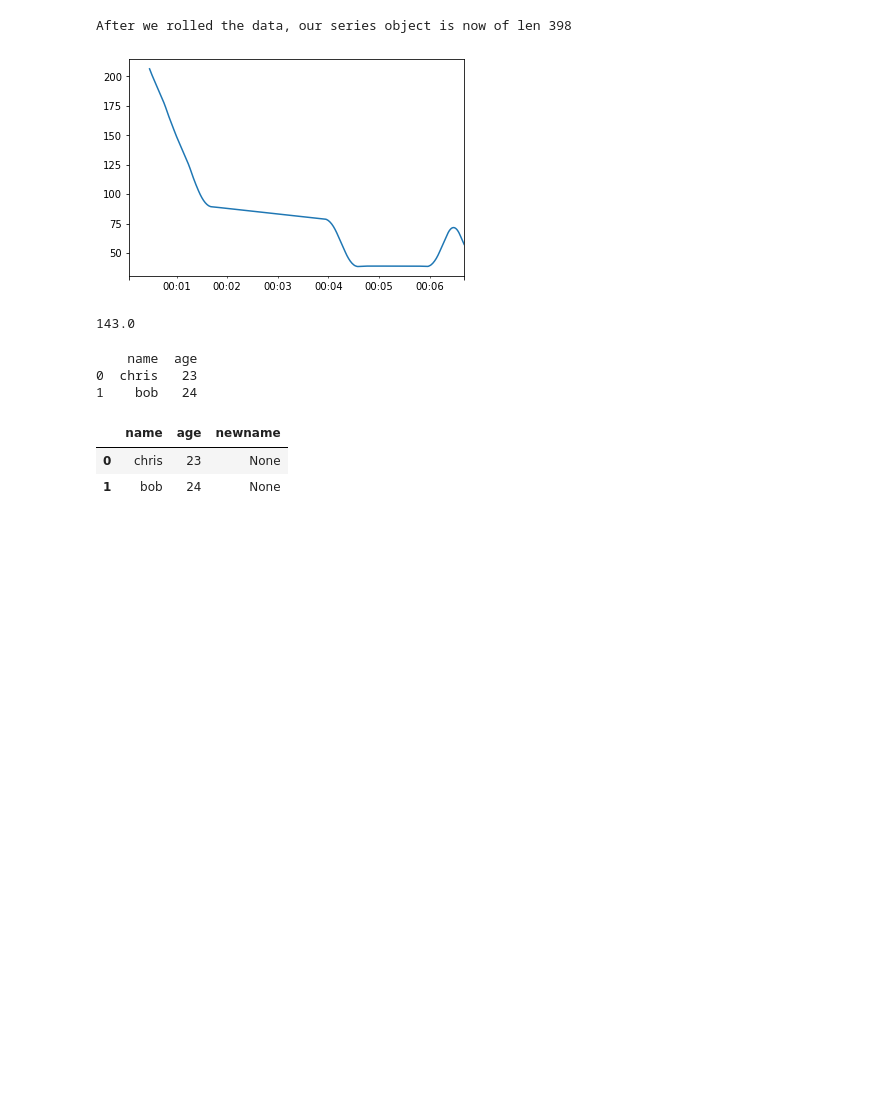
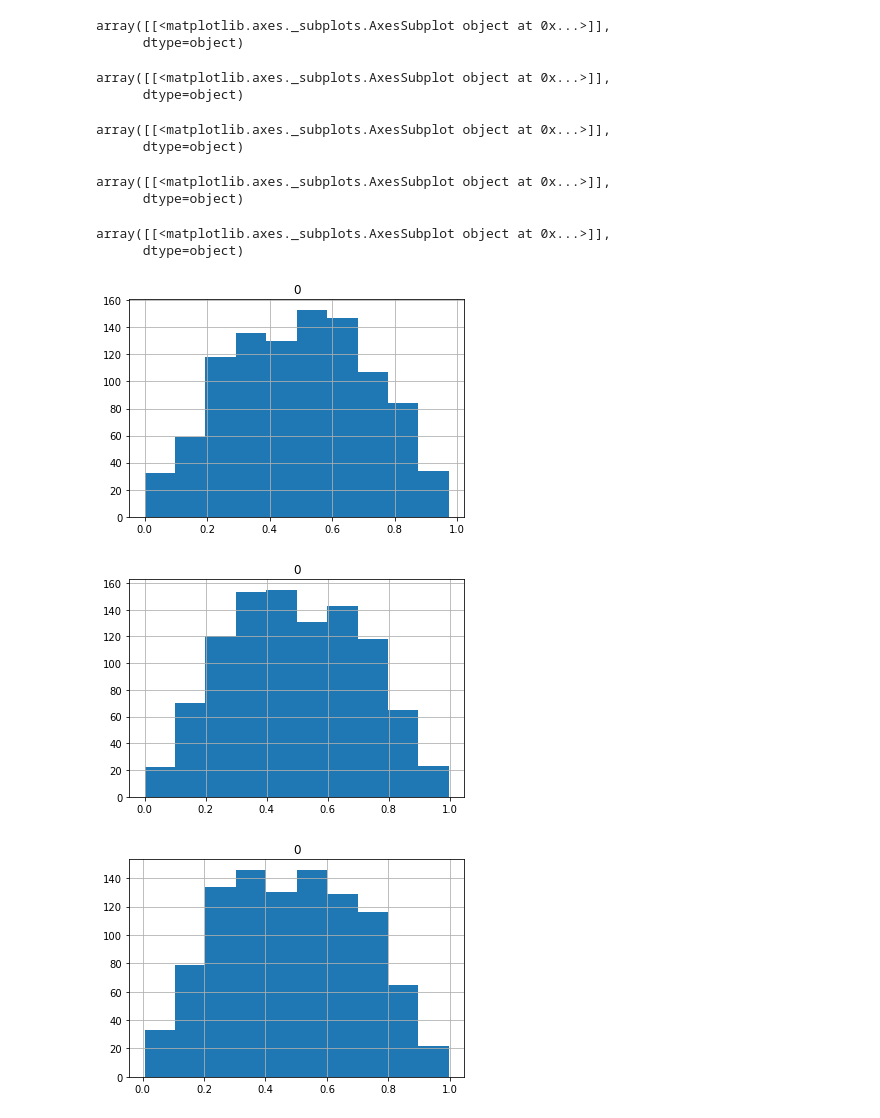
Before and after one commit to cab938/ascii_dist, a Jupyter notebook: ascii_dist.ipynb, the cells around one changed output. Cells and saved outputs as stored; diff of their text form; code cells hidden in the pictures; blank space fills up the shorter version.

Commit message:
success! a samplable distribution object!

```diff
--- a/ascii_dist.ipynb
+++ b/ascii_dist.ipynb
@@ -122,44 +109,24 @@ Freq: S, Length: 311, dtype: float64
-# %%
-%%create_dist
-\
- \
-  \
-        \___/\
-# %% [output]
-After we rolled the data, our series object is now of len 398
-[figure, removed]
-# %%
-pixels[150]
-# %% [output]
-143.0
-# %%
-import pandas as pd
-df=pd.DataFrame({"name":["chris","bob"], "age":[23,24]})
-
-# these are essentially the same
-#print(df.__repr__())
-#print(df)
-# these are the same **
-#print(df.__str__())
-#print(str(df))
-
-#display(df)
-#df;
-
-def pepperoni():
-    print(df)
-    df["newname"]=None
-    #df=pd.DataFrame({"name":["chipper","in son"], "age":[3,99]})
-    #print(globals()["df"])
-
-pepperoni()
-# %% [output]
-    name  age
-0  chris   23
-1    bob   24
-# %%
-df
-# %% [output]
-|  | name | age | newname |
-| 0 | chris | 23 | None |
-| 1 | bob | 24 | None |
+# %%
+s=r'''
+   _____
+  /     \
+ /       \
+/         \ '''
+
+x=ASCIIDistribution(s)
+for j in range(0,5):
+    display(pd.DataFrame([x.sample() for i in range(0,1000)]).hist(bins=10))
+# %% [output]
+array([[<matplotlib.axes._subplots.AxesSubplot object at 0x...>]],
+      dtype=object)
+array([[<matplotlib.axes._subplots.AxesSubplot object at 0x...>]],
+      dtype=object)
+array([[<matplotlib.axes._subplots.AxesSubplot object at 0x...>]],
+      dtype=object)
+array([[<matplotlib.axes._subplots.AxesSubplot object at 0x...>]],
+      dtype=object)
+array([[<matplotlib.axes._subplots.AxesSubplot object at 0x...>]],
+      dtype=object)
+[figure, added]
+[figure, added]
+[figure, added]
```
Also changed, not shown: parts of 6 cells of this notebook.
